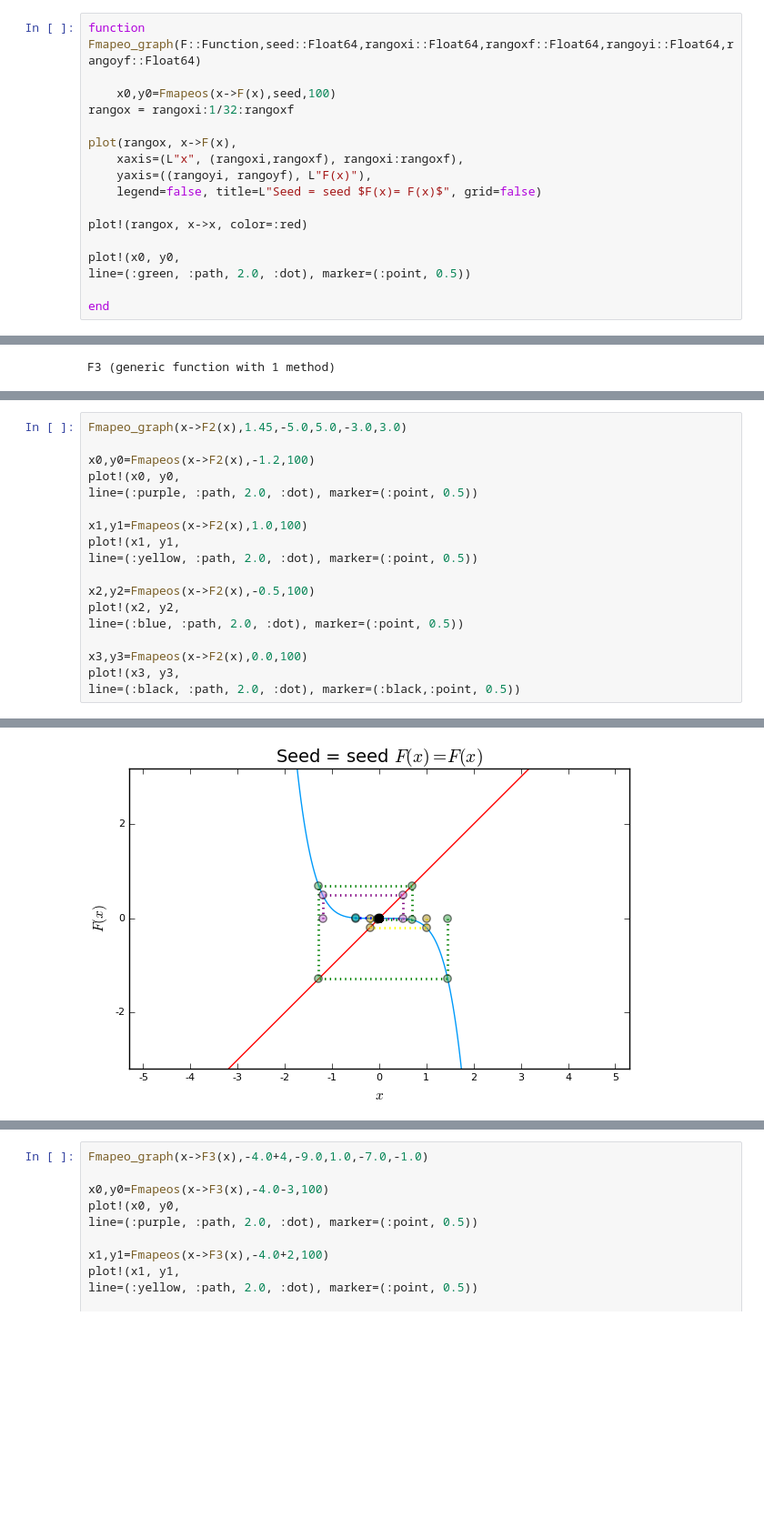
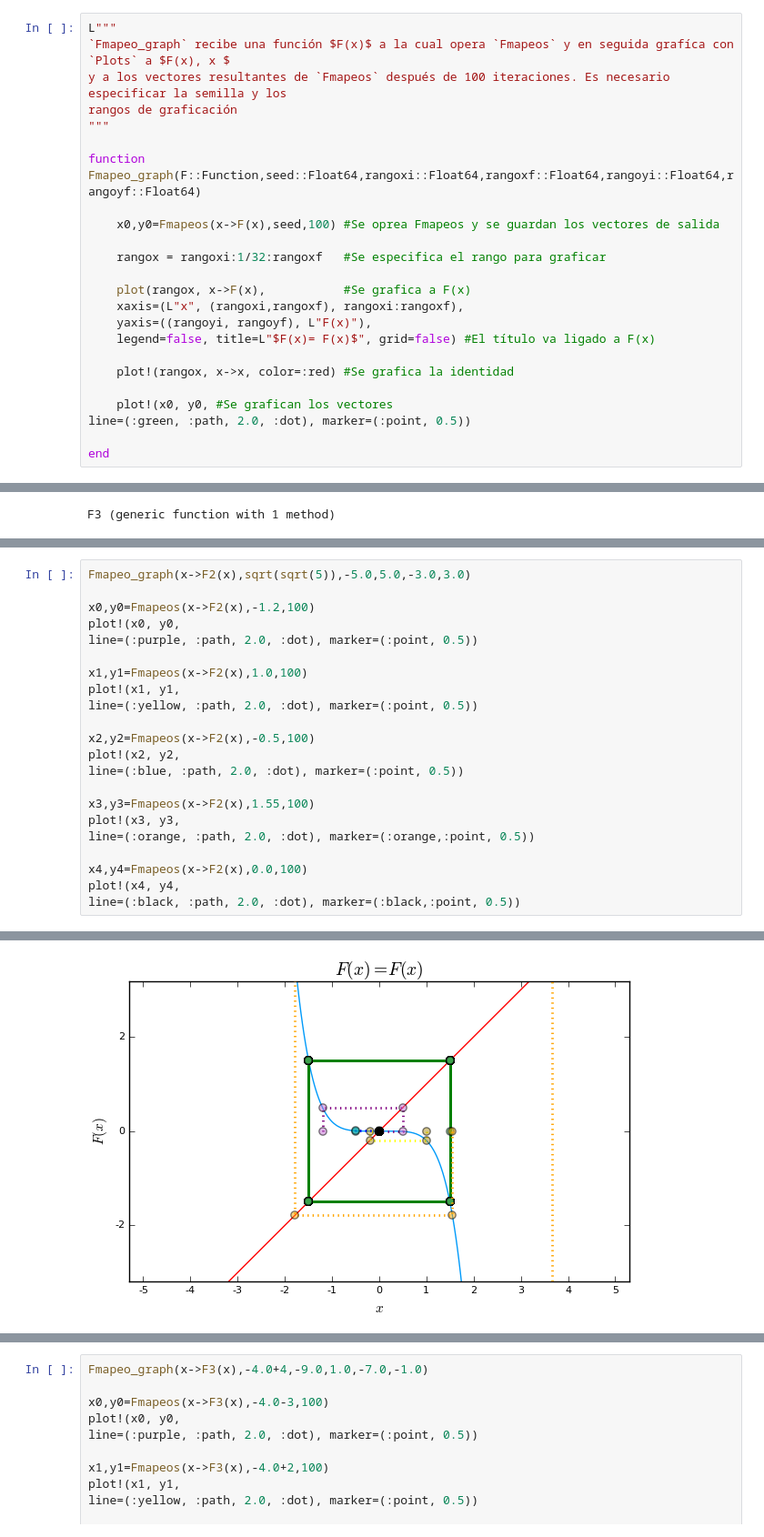
Before and after one commit to lbenet/2017-1_TSFisComp, a Jupyter notebook: tareas/danmarurr/Tarea3/Tarea3.ipynb, the cells around one changed output, grey strips where cells are left out. Shown at 91% size. Drawn from its saved outputs; the diff is of its cells as text; blank space fills up the shorter version.

Commit message:
ya_hice_comentarios-histrograma_arregla_graficas

```diff
--- a/tareas/danmarurr/Tarea3/Tarea3.ipynb
+++ b/tareas/danmarurr/Tarea3/Tarea3.ipynb
@@ -123,19 +112,26 @@ end
 # %% [output]
 Fmapeos (generic function with 1 method)
 # %%
+L"""
+`Fmapeo_graph` recibe una función $F(x)$ a la cual opera `Fmapeos` y en seguida grafíca con `Plots` a $F(x), x $
+y a los vectores resultantes de `Fmapeos` después de 100 iteraciones. Es necesario especificar la semilla y los
+rangos de graficación
+"""
+
 function Fmapeo_graph(F::Function,seed::Float64,rangoxi::Float64,rangoxf::Float64,rangoyi::Float64,rangoyf::Float64)
 
-    x0,y0=Fmapeos(x->F(x),seed,100)
-rangox = rangoxi:1/32:rangoxf
+    x0,y0=Fmapeos(x->F(x),seed,100) #Se oprea Fmapeos y se guardan los vectores de salida
 
-plot(rangox, x->F(x),
+    rangox = rangoxi:1/32:rangoxf   #Se especifica el rango para graficar
+
+    plot(rangox, x->F(x),           #Se grafica a F(x)
     xaxis=(L"x", (rangoxi,rangoxf), rangoxi:rangoxf),
     yaxis=((rangoyi, rangoyf), L"F(x)"),
-    legend=false, title=L"Seed = seed $F(x)= F(x)$", grid=false)
+    legend=false, title=L"$F(x)= F(x)$", grid=false) #El título va ligado a F(x)
 
-plot!(rangox, x->x, color=:red)
+    plot!(rangox, x->x, color=:red) #Se grafica la identidad
 
-plot!(x0, y0,
+    plot!(x0, y0, #Se grafican los vectores
 line=(:green, :path, 2.0, :dot), marker=(:point, 0.5))
 
 end
@@ -231,5 +226,5 @@ WARNING: _writemime is not defined for this backend. m=text/plain
 # %%
-Fmapeo_graph(x->F2(x),1.45,-5.0,5.0,-3.0,3.0)
+Fmapeo_graph(x->F2(x),sqrt(sqrt(5)),-5.0,5.0,-3.0,3.0)
 
 x0,y0=Fmapeos(x->F2(x),-1.2,100)
 plot!(x0, y0,
@@ -243,7 +238,11 @@ x2,y2=Fmapeos(x->F2(x),-0.5,100)
 plot!(x2, y2,
 line=(:blue, :path, 2.0, :dot), marker=(:point, 0.5))
 
-x3,y3=Fmapeos(x->F2(x),0.0,100)
+x3,y3=Fmapeos(x->F2(x),1.55,100)
 plot!(x3, y3,
+line=(:orange, :path, 2.0, :dot), marker=(:orange,:point, 0.5))
+
+x4,y4=Fmapeos(x->F2(x),0.0,100)
+plot!(x4, y4,
 line=(:black, :path, 2.0, :dot), marker=(:black,:point, 0.5))
 # %% [output]
@@ -250,7 +250,7 @@ line=(:black, :path, 2.0, :dot), marker=(:black,:point, 0.5))
 WARNING: Skipped marker arg point.
 WARNING: Skipped marker arg point.
 WARNING: Skipped marker arg point.
 WARNING: Skipped marker arg point.
 WARNING: Skipped marker arg point.
 WARNING: _writemime is not defined for this backend. m=text/plain
-[figure, old version]
+[figure, new version]
```
Also changed, not shown: parts of 29 cells of this notebook.
